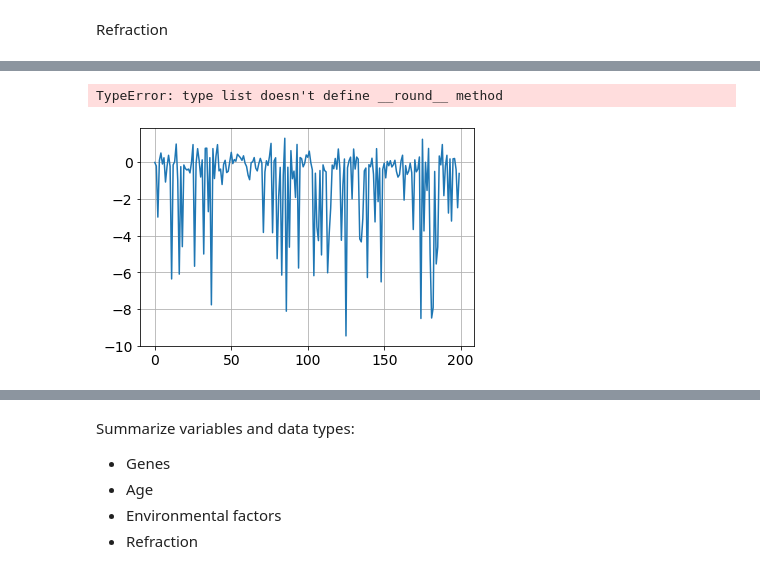
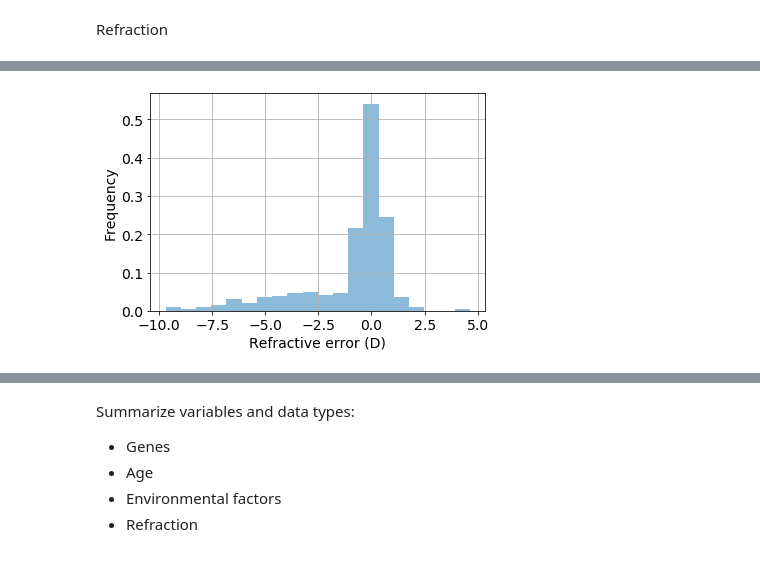
Before and after one commit to elizabethdaly/simulating-data, a Jupyter notebook: eyesight.ipynb, the cells around one changed output, grey strips where cells are left out. Drawn from its saved outputs; the diff is of its cells as text; code cells hidden in the pictures.

```diff
--- a/eyesight.ipynb
+++ b/eyesight.ipynb
@@ -106,7 +113,7 @@ It's interesting to note that her dad has myopia, as do all of his siblings. In
 ## 4. Investigation of variables
 # %%
 # number of samples/observations in the data set
-n = 200
+n = 400
 # %% [markdown]
 ### 4.1 Genes
 # %% [markdown]
@@ -427,20 +445,23 @@ m0, s0 =  0, 0.5 # if Genes = none
 m1, s1 = -3.2, 2.4 # if Genes = some
 m2, s2 = -5, 2.4 # if Genes = strong
 
-# Make empty list.
+# Make empty list to hold refractive error.
 err = [None]*n
 
+# Fill the list depending on value of genes.
+# Each number from normal dist is in a list - don't want that so use [0] to access the number, not the list.
+# https://stackoverflow.com/questions/30311172/convert-list-or-numpy-array-of-single-element-to-float-in-python
+
 for i, g in enumerate(genes):
-    #print("Sample no {}: {}".format(i, g))
     if g == 'some':
         q = np.random.normal(m1, s1, 1)
-        err[i] = q
+        err[i] = round(q[0], 2)
         #print("i {}: {}, {}".format(i, g, q))
     elif g == 'strong':
         q = np.random.normal(m2, s2, 1)
-        err[i] = q
+        err[i] = round(q[0],2)
         #print("i {}: {}, {}".format(i, g, q))
     else:
         q = np.random.normal(m0, s0, 1)
-        err[i] = q
+        err[i] = round(q[0],2)
         #print("i {}: {}, {}".format(i, g, q))
@@ -465,5 +468,6 @@ i 199: none, [-0.61865686]
-# %%
-df['Refraction'] = round(err,2)
-df
-# %% [output]
-TypeError: type list doesn't define __round__ method
+# %%
+# Want to ignore/set=0 any positive values.
+# lambda fun
+
+df['Refraction'] = err
+#df
@@ -470,9 +477,10 @@ TypeError: type list doesn't define __round__ method
 # %%
-plt.plot(err)
-#plt.hist(err, bins=5, density=True, alpha=0.5)
+plt.hist(df['Refraction'], bins=20, density=True, alpha=0.5)
+plt.xlabel("Refractive error (D)")
+plt.ylabel("Frequency")
 plt.grid()
 # %% [output]
-[figure, old version]
+[figure, new version]
 # %%
 sns.pairplot(df, hue='Genes')
 # %% [output]
```
Also changed, not shown: parts of 22 cells of this notebook, 1 other file.
